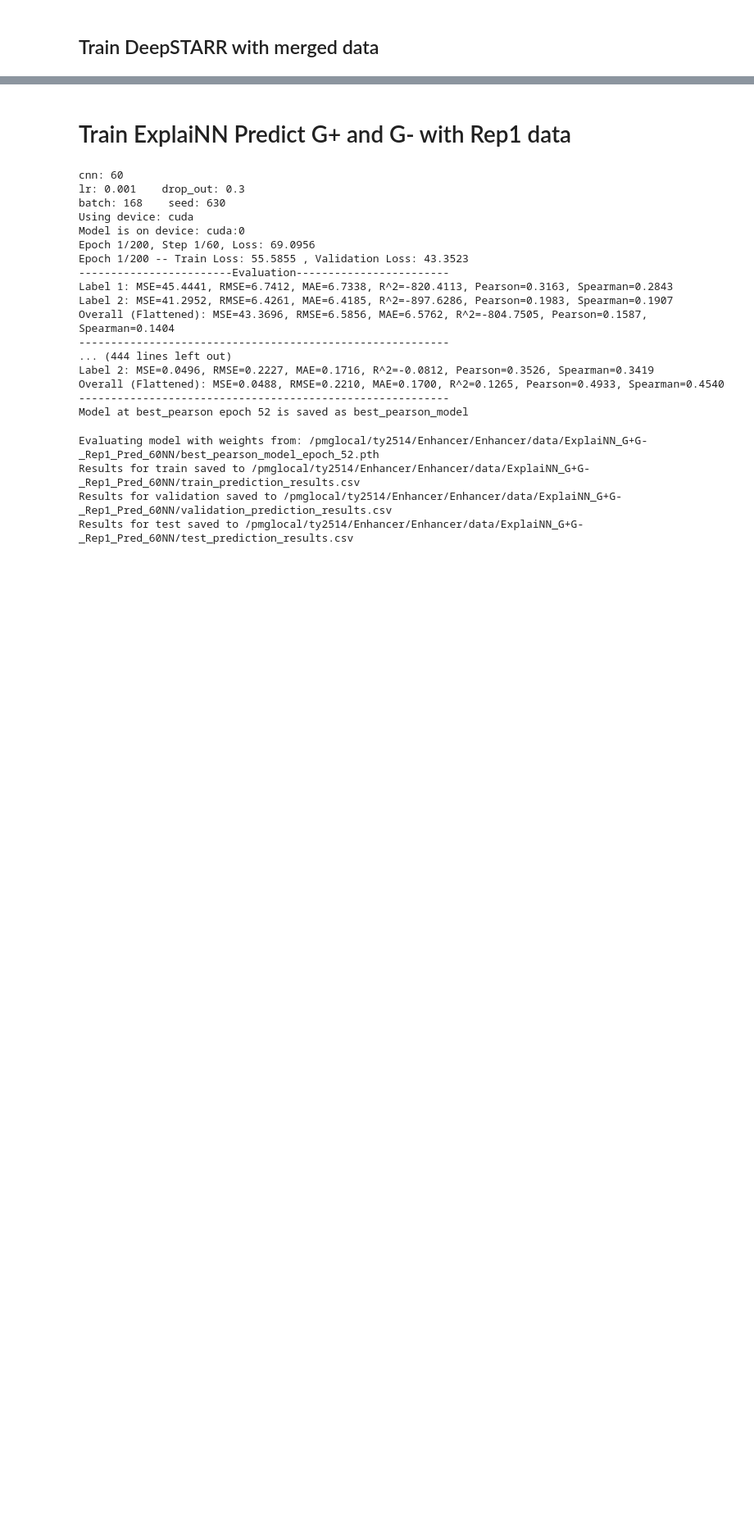
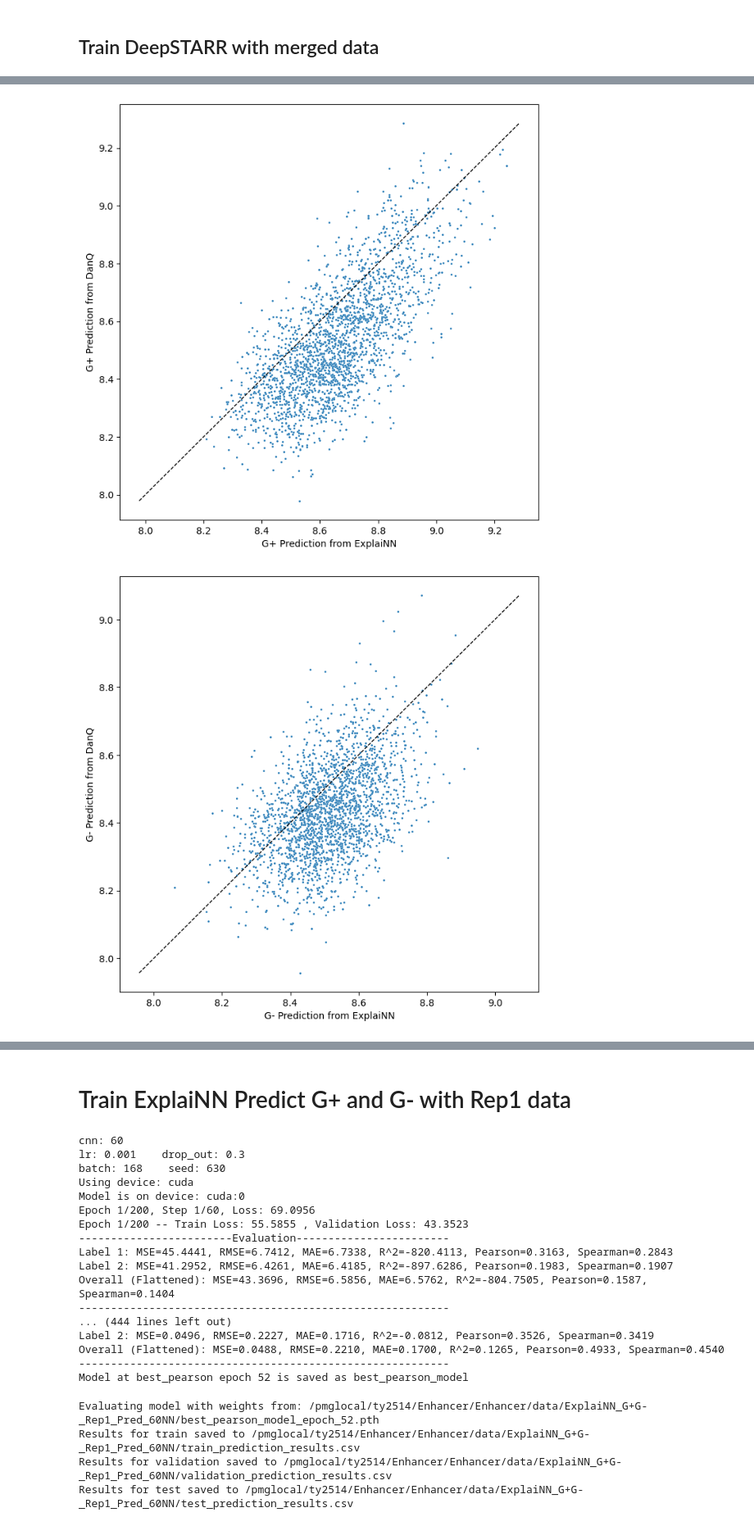
Before and after one commit to justinyutianji/Enhancer, a Jupyter notebook: Enhancer/train/ExplaiNN_G+G-.ipynb, the cells around one changed output, grey strips where cells are left out. Shown at 82% size. Cells and saved outputs as stored; diff of their text form; code cells hidden in the pictures; blank space fills up the shorter version.

```diff
--- a/Enhancer/train/ExplaiNN_G+G-.ipynb
+++ b/Enhancer/train/ExplaiNN_G+G-.ipynb
@@ -364,0 +1015,51 @@ R^2 score for Predictions_GFP-: -1.6743943339478395
+# %%
+# Plot for Predictions_GFP+
+plt.figure(figsize=(8, 8))
+sns.scatterplot(x=df_predictions_danq['Predictions_GFP+'], y=df_predictions['Predictions_GFP+'], s=5)
+
+# Add diagonal line
+min_val = min(df_predictions_danq['Predictions_GFP+'].min(), df_predictions['Predictions_GFP+'].min())
+max_val = max(df_predictions_danq['Predictions_GFP+'].max(), df_predictions['Predictions_GFP+'].max())
+plt.plot([min_val, max_val], [min_val, max_val], color='black', linestyle='--', linewidth=1)
+
+# Add labels and title
+plt.xlabel('G+ Prediction from ExplaiNN')
+plt.ylabel('G+ Prediction from DanQ')
+#plt.title('Correlation between Predictions of ExplaiNN and DeepSTARR for G+')
+
+# Show the plot
+plt.show()
+
+# Plot for Predictions_GFP-
+plt.figure(figsize=(8, 8))
+sns.scatterplot(x=df_predictions_danq['Predictions_GFP-'], y=df_predictions['Predictions_GFP-'], s=5)
+
+# Add diagonal line
+min_val = min(df_predictions_danq['Predictions_GFP-'].min(), df_predictions['Predictions_GFP-'].min())
+max_val = max(df_predictions_danq['Predictions_GFP-'].max(), df_predictions['Predictions_GFP-'].max())
+plt.plot([min_val, max_val], [min_val, max_val], color='black', linestyle='--', linewidth=1)
+
+# Add labels and title
+plt.xlabel('G- Prediction from ExplaiNN')
+plt.ylabel('G- Prediction from DanQ')
+#plt.title('Correlation between Predictions of ExplaiNN and DeepSTARR for G-')
+
+# Show the plot
+plt.show()
+
+from scipy.stats import pearsonr
+from sklearn.metrics import r2_score
+# Calculate Pearson correlation for Predictions_GFP+
+correlation_gfp_plus, _ = pearsonr(df_predictions_danq['Predictions_GFP+'], df_predictions['True_GFP+'])
+print(f"Pearson correlation for Predictions_GFP+: {correlation_gfp_plus}")
+r2_gfp_plus = r2_score(df_predictions_danq['Predictions_GFP+'], df_predictions['True_GFP+'])
+print(f"R^2 score for Predictions_GFP+: {r2_gfp_plus}")
+
+# Calculate Pearson correlation for Predictions_GFP-
+correlation_gfp_minus, _ = pearsonr(df_predictions_danq['Predictions_GFP-'], df_predictions['True_GFP-'])
+print(f"Pearson correlation for Predictions_GFP-: {correlation_gfp_minus}")
+r2_gfp_minus = r2_score(df_predictions_danq['Predictions_GFP-'], df_predictions['True_GFP-'])
+print(f"R^2 score for Predictions_GFP-: {r2_gfp_minus}")
+# %% [output]
+[figure, added]
+[figure, added]
```
Also changed, not shown: parts of 32 cells of this notebook, 6 other files.
